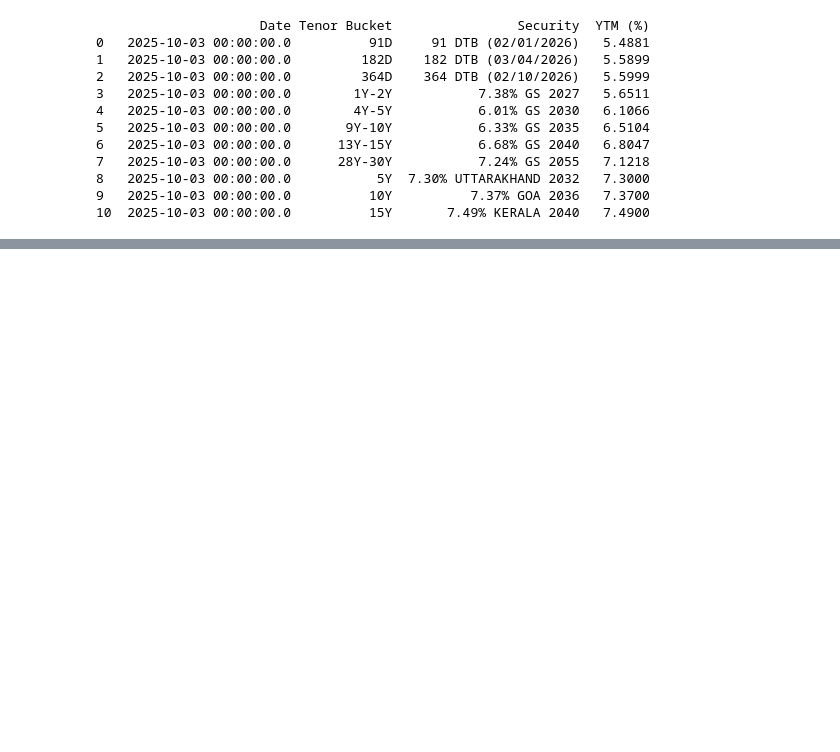
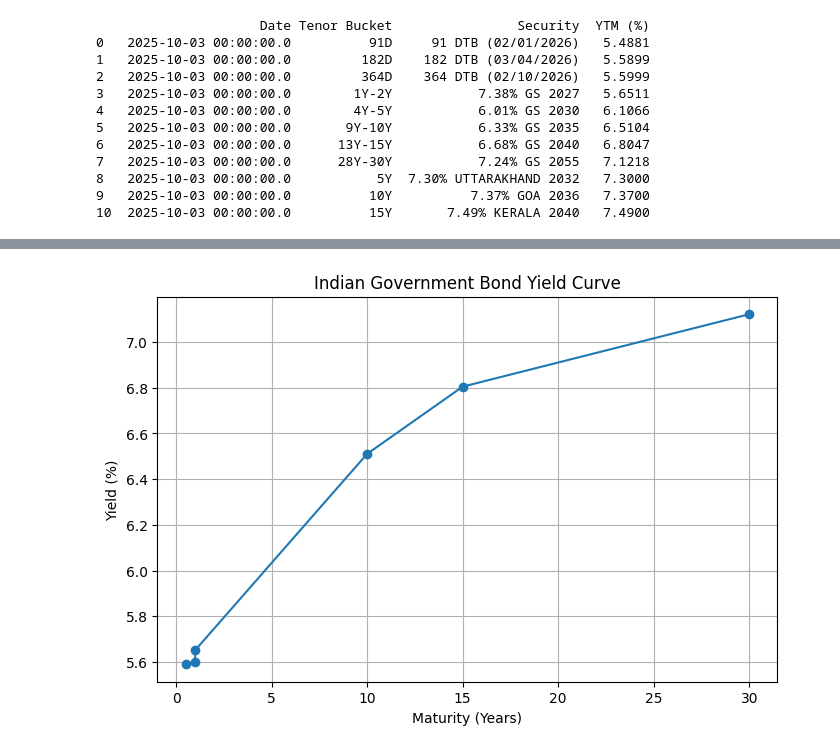
Before and after one commit to adas-quant/mscfe-gwp1-yieldcurve, a Jupyter notebook: notebooks/02_Task2_YieldCurve.ipynb, the cells around one changed output, grey strips where cells are left out. Saved outputs shown, nothing was run; the diff lists cells and outputs as text; code cells hidden in the pictures; blank space fills up the shorter version.

Commit message:
yield curve plotted

```diff
--- a/notebooks/02_Task2_YieldCurve.ipynb
+++ b/notebooks/02_Task2_YieldCurve.ipynb
@@ -59,0 +83,5 @@ print(table)
+# %%
+# Keep rows where 'Security' contains 'GS' or 'DTB' (T-Bills)
+df_gs = df[df['Security'].str.contains("GS|DTB", case=False, na=False)].copy()
+
+df_gs
@@ -59,0 +98,22 @@ print(table)
+# %%
+# Mapping tenor buckets to approx years
+tenor_map = {
+    "182D": 0.5,
+    "364D": 1,
+    "1Y-2Y": 1,
+    "9Y-10Y": 10,
+    "10Y": 10,
+    "13Y-15Y": 15,
+    "15Y": 15,
+    "28Y-30Y": 30,
+    "30Y": 30,
+    "40Y": 40
+}
+
+# Add "Years" column
+df_gs["Years"] = df_gs["Tenor Bucket"].map(tenor_map)
+
+# Drop rows where we don’t have mapping
+df_curve = df_gs.dropna(subset=["Years"]).copy()
+
+df_curve
@@ -59,0 +128,4 @@ print(table)
+# %%
+yield_curve = df_curve[["Date", "Years", "YTM (%)"]].sort_values("Years")
+
+yield_curve
@@ -59,0 +140,12 @@ print(table)
+# %%
+import matplotlib.pyplot as plt
+
+plt.figure(figsize=(8,5))
+plt.plot(yield_curve["Years"], yield_curve["YTM (%)"], marker="o")
+plt.xlabel("Maturity (Years)")
+plt.ylabel("Yield (%)")
+plt.title("Indian Government Bond Yield Curve")
+plt.grid(True)
+plt.show()
+# %% [output]
+[figure, added]
```
Also changed, not shown: parts of 4 cells of this notebook.
